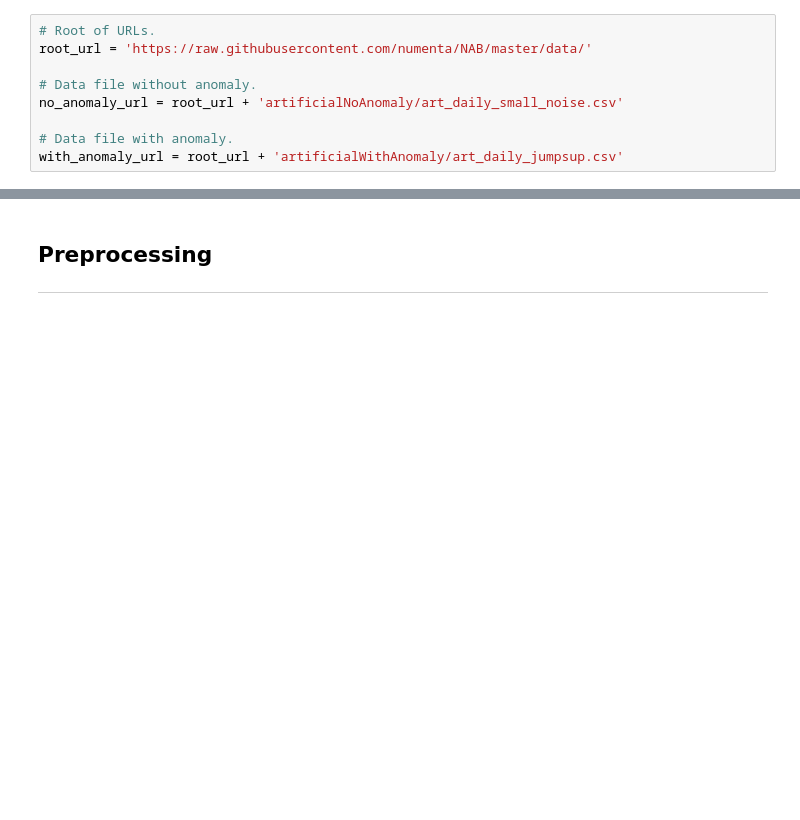
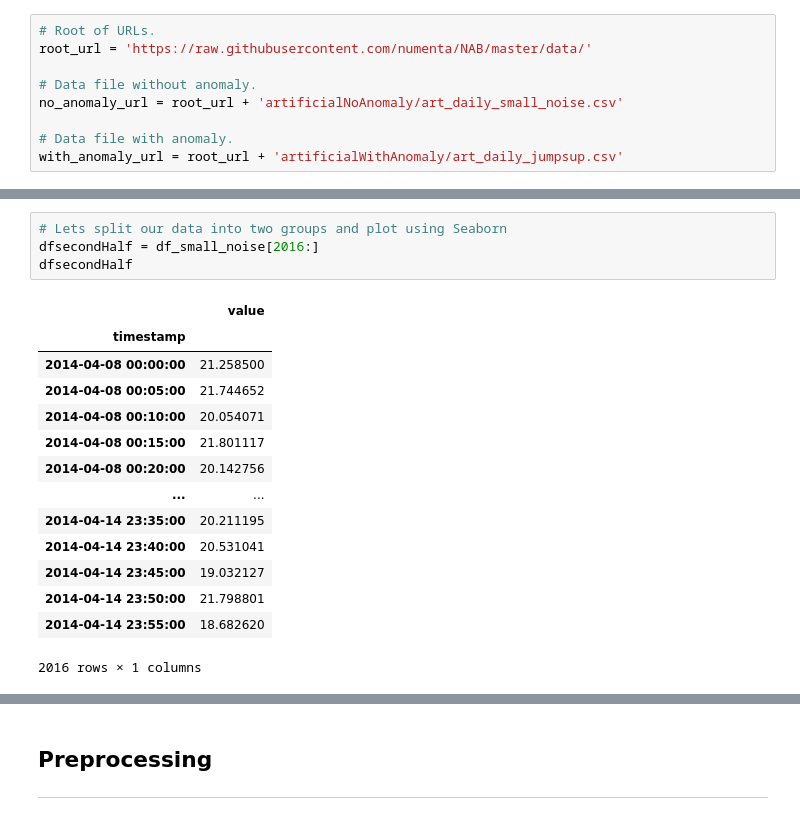
Before and after one commit to conor-mccaffrey/machstat-assessment, a Jupyter notebook: 05-evaluation.ipynb, the cells around one changed output, grey strips where cells are left out. Cells and saved outputs as stored; diff of their text form; blank space fills up the shorter version.

```diff
--- a/05-evaluation.ipynb
+++ b/05-evaluation.ipynb
@@ -165,0 +239,19 @@ df_daily_jumpsup.plot(legend=False, ax=ax);
+# %%
+# Lets split our data into two groups and plot using Seaborn
+dfsecondHalf = df_small_noise[2016:]
+dfsecondHalf
+# %% [output]
+|  | value |
+| timestamp |  |
+| 2014-04-08 00:00:00 | 21.258500 |
+| 2014-04-08 00:05:00 | 21.744652 |
+| 2014-04-08 00:10:00 | 20.054071 |
+| 2014-04-08 00:15:00 | 21.801117 |
+| 2014-04-08 00:20:00 | 20.142756 |
+| ... | ... |
+| 2014-04-14 23:35:00 | 20.211195 |
+| 2014-04-14 23:40:00 | 20.531041 |
+| 2014-04-14 23:45:00 | 19.032127 |
+| 2014-04-14 23:50:00 | 21.798801 |
+| 2014-04-14 23:55:00 | 18.682620 |
+2016 rows × 1 columns
```
Also changed, not shown: parts of 100 cells of this notebook.
